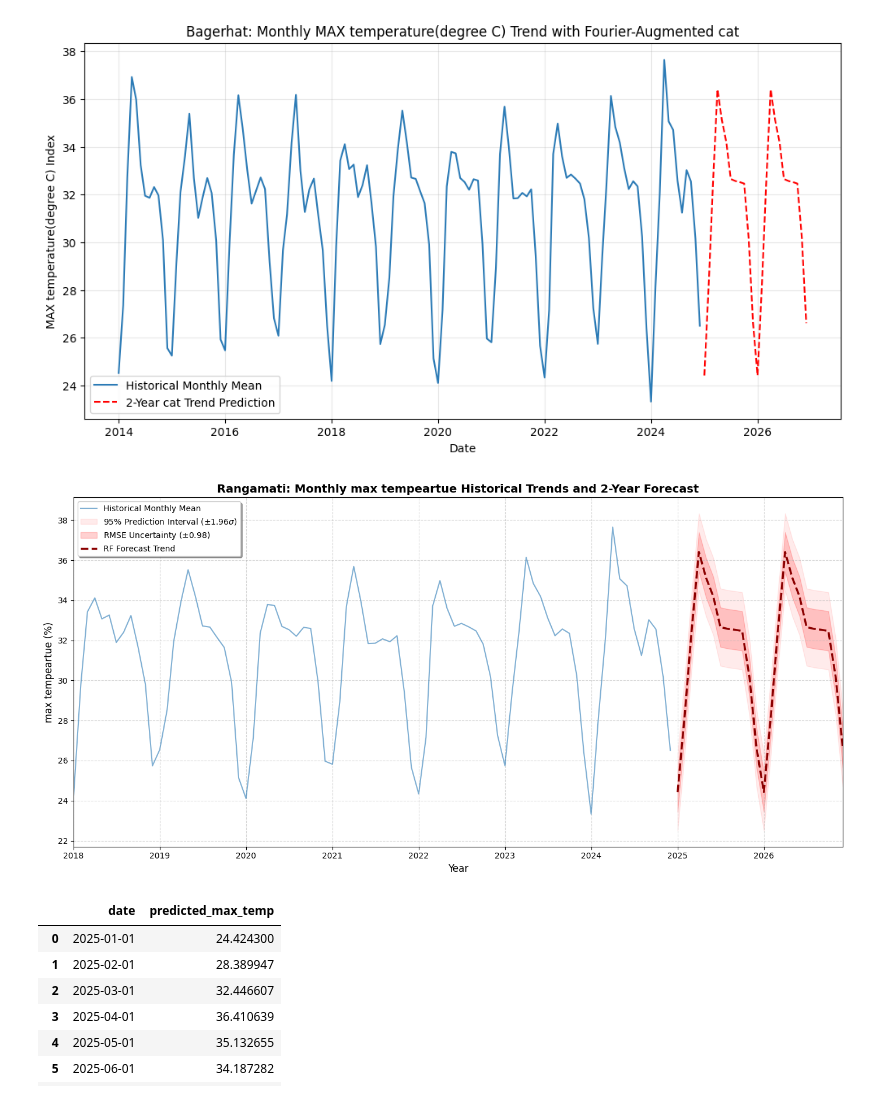
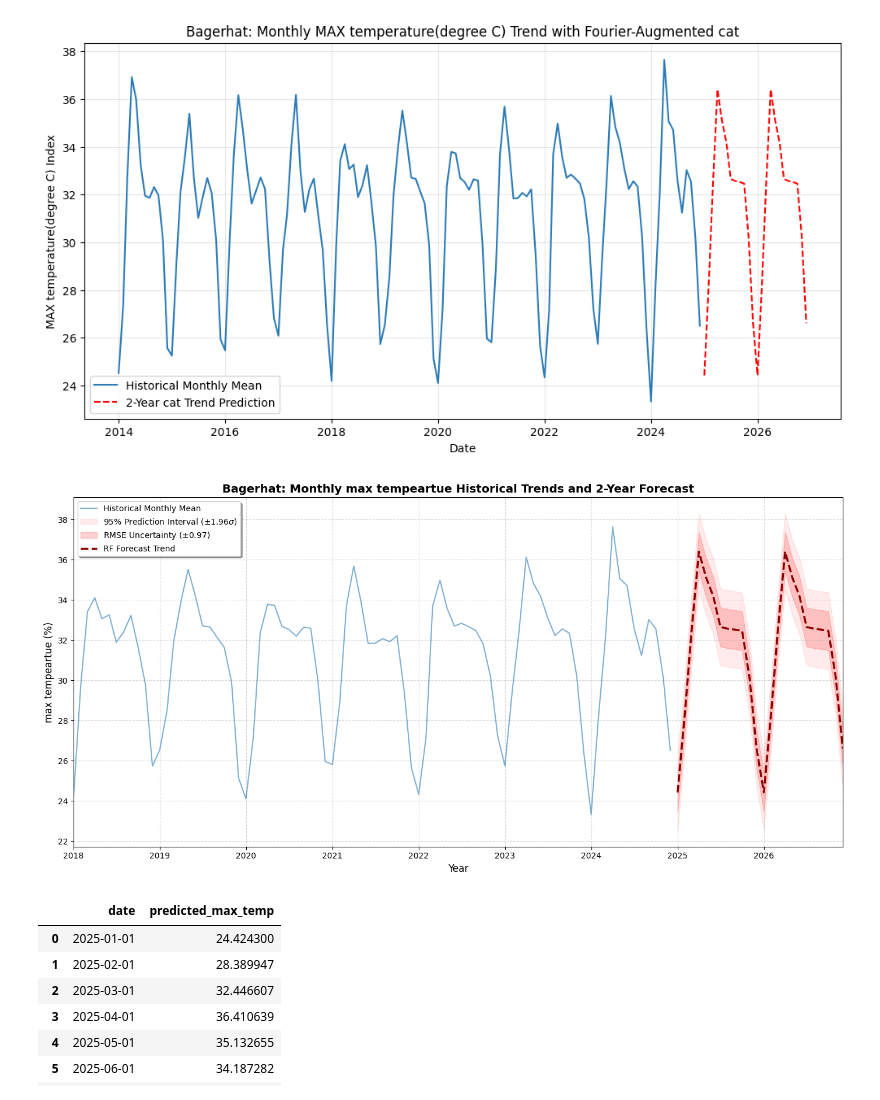
Before and after one commit to not-your-pancake/TCC_Journal, a Jupyter notebook: CCD_Agri_stress/rangamati.ipynb, the cells around one changed output. Cells and saved outputs as stored; diff of their text form; code cells hidden in the pictures.

```diff
--- a/CCD_Agri_stress/rangamati.ipynb
+++ b/CCD_Agri_stress/rangamati.ipynb
@@ -18,7 +18,7 @@ import pandas as pd
 
 district = "Bagerhat"
 # %%
-df_district = pd.read_csv('../1980-2024-dataset/Bagerhat_historical_weather_1980_2024.csv')
+df_district = pd.read_csv(f'../1980-2024-dataset/{district}_historical_weather_1980_2024.csv')
 
 df_district = df_district.drop('district', axis =1 )
 
@@ -587,7 +587,7 @@ X = df_features[FEATURES]
 y = df_features['max_temperature(degree C)']
 
 # 4. Train Random Forest [cite: 145, 146]
-cat_model = CatBoostRegressor(
+best_model = CatBoostRegressor(
     iterations=1500,           # Increased iterations with a lower learning rate
     learning_rate=0.01,        # "Crawl" toward the seasonal trend
     depth=4,                   # Shallower trees for better generalization on small N=132
@@ -606,7 +606,7 @@ cat_model = CatBoostRegressor(
 )
 
 
-cat_model.fit(X_train, y_train)
+best_model.fit(X_train, y_train)
 
 # 5. Predict 2 Years Future (24 months)
 last_date = df_features['date'].max()
@@ -615,7 +615,7 @@ future_df = pd.DataFrame({'date': future_dates})
 future_df['year_val'] = future_df['date'].dt.year
 future_df = add_fourier_features(future_df)
 
-predictions_max_temp = cat_model.predict(future_df[FEATURES])
+predictions_max_temp = best_model.predict(future_df[FEATURES])
 
 # 6. Visualization
 plt.figure(figsize=(12, 6))
@@ -631,13 +631,13 @@ plt.show()
 [figure]
 # %%
 # 5. Predict 2 Years Future with Empirical Validation
-mean_preds = cat_model.predict(future_df[FEATURES])
+mean_preds = best_model.predict(future_df[FEATURES])
 
-best_model_rmse = 0.983629
-upper_95 = mean_preds + (1.96 * best_model_rmse)
-lower_95 = mean_preds - (1.96 * best_model_rmse)
-upper_68 = mean_preds + best_model_rmse
-lower_68 = mean_preds - best_model_rmse
+max_temp_best_model_rmse = 0.9720
+upper_95 = mean_preds + (1.96 * max_temp_best_model_rmse)
+lower_95 = mean_preds - (1.96 * max_temp_best_model_rmse)
+upper_68 = mean_preds + max_temp_best_model_rmse
+lower_68 = mean_preds - max_temp_best_model_rmse
 
 # 2. Setup the Plot
 plt.figure(figsize=(14, 7))
@@ -647,36 +647,36 @@ plt.figure(figsize=(14, 7))
 plt.plot(df_features['date'], y, label='Historical Monthly Mean',
          color='#2c7bb6', alpha=0.6, linewidth=1.5)
 
 # 4. Plot the 95% Confidence Interval (The Outer Cloud)
 plt.fill_between(future_dates, lower_95, upper_95,
                  color='red', alpha=0.08, label='95% Prediction Interval ($\pm 1.96 \sigma$)')
 
 # 5. Plot the 68% Confidence Interval (The RMSE Cloud)
 plt.fill_between(future_dates, lower_68, upper_68,
-                 color='red', alpha=0.18, label=f'RMSE Uncertainty ($\pm${best_model_rmse:.2f})')
+                 color='red', alpha=0.18, label=f'RMSE Uncertainty ($\pm${max_temp_best_model_rmse:.2f})')
 
 # 6. Plot the Future Prediction Mean (The Trend)
 plt.plot(future_dates, mean_preds, label='RF Forecast Trend',
          linestyle='--', color='darkred', lw=2.5)
 
 # 7. Journal Formatting & Aesthetics
-plt.title('Rangamati: Monthly max tempeartue Historical Trends and 2-Year Forecast', fontsize=14, fontweight='bold')
+plt.title(f'{district}: Monthly max tempeartue Historical Trends and 2-Year Forecast', fontsize=14, fontweight='bold')
 plt.xlabel('Year', fontsize=12)
 plt.ylabel('max tempeartue (%)', fontsize=12)
 
 # Set the x-axis to start slightly before the forecast for better perspective
 # Adjust '2018-01-01' to whatever date makes your historical trend visible
 plt.xlim(pd.Timestamp('2018-01-01'), future_dates.max())
 
 plt.legend(loc='upper left', frameon=True, shadow=True, fontsize=10)
 plt.grid(True, linestyle='--', alpha=0.5)
 
 # Optional: Tight layout to prevent label clipping
 plt.tight_layout()
 
 plt.show()
 # %% [output]
-[figure, old version]
+[figure, new version]
 # %%
 df_predictions_max_temp = pd.DataFrame({
     'date': future_dates,
```
Also changed, not shown: parts of 20 cells of this notebook, 4 other files.
